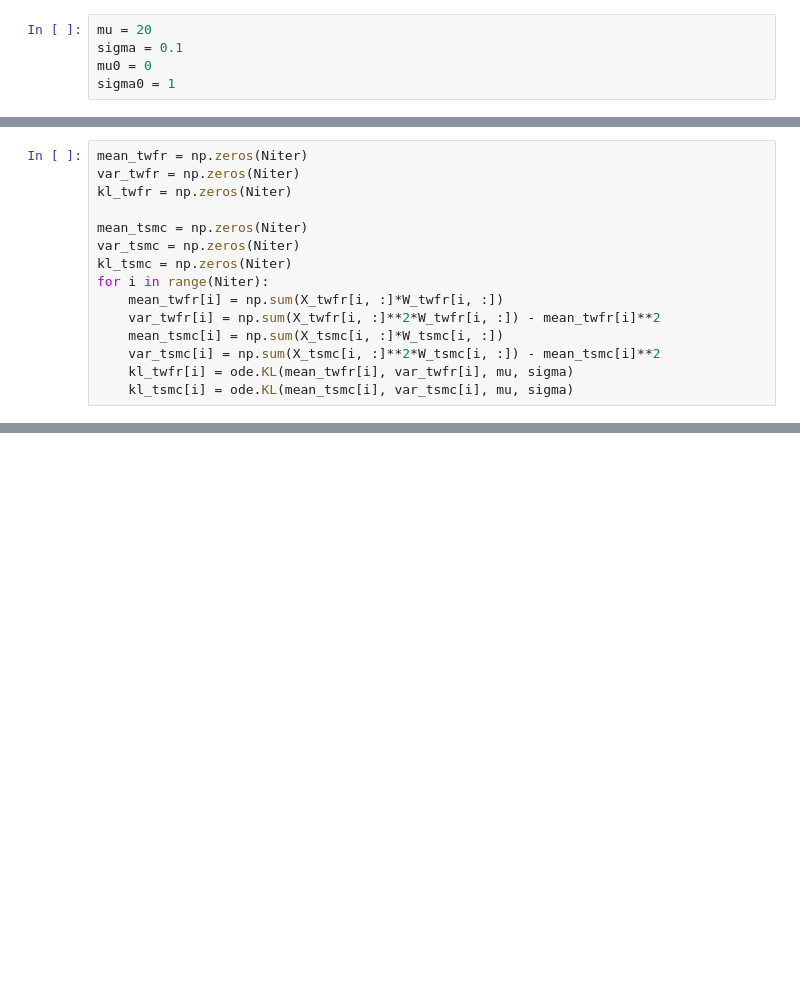
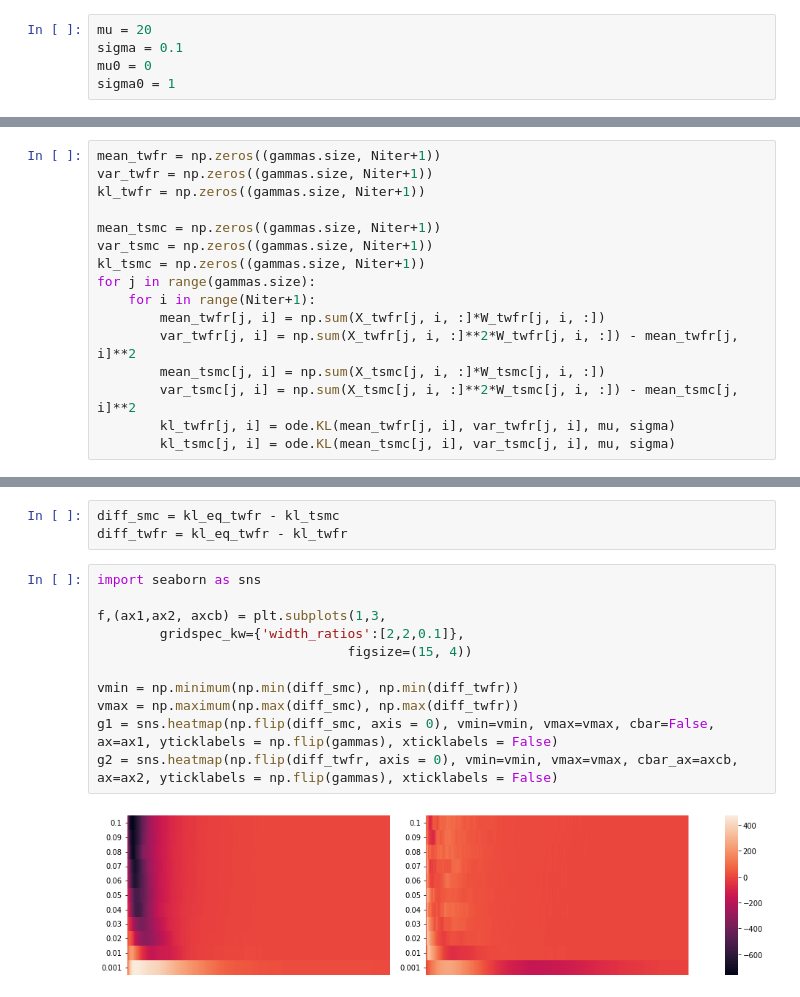
Before and after one commit to FrancescaCrucinio/SMC-WFR, a Jupyter notebook: TemperedFRVSTemperingSMC.ipynb, the cells around one changed output, grey strips where cells are left out. Saved outputs shown, nothing was run; the diff lists cells and outputs as text; blank space fills up the shorter version.

```diff
--- a/TemperedFRVSTemperingSMC.ipynb
+++ b/TemperedFRVSTemperingSMC.ipynb
@@ -68,15 +73,16 @@ for i in range(1, Niter):
 # %%
-mean_twfr = np.zeros(Niter)
-var_twfr = np.zeros(Niter)
-kl_twfr = np.zeros(Niter)
+mean_twfr = np.zeros((gammas.size, Niter+1))
+var_twfr = np.zeros((gammas.size, Niter+1))
+kl_twfr = np.zeros((gammas.size, Niter+1))
 
-mean_tsmc = np.zeros(Niter)
-var_tsmc = np.zeros(Niter)
-kl_tsmc = np.zeros(Niter)
-for i in range(Niter):
-    mean_twfr[i] = np.sum(X_twfr[i, :]*W_twfr[i, :])
-    var_twfr[i] = np.sum(X_twfr[i, :]**2*W_twfr[i, :]) - mean_twfr[i]**2
-    mean_tsmc[i] = np.sum(X_tsmc[i, :]*W_tsmc[i, :])
-    var_tsmc[i] = np.sum(X_tsmc[i, :]**2*W_tsmc[i, :]) - mean_tsmc[i]**2
-    kl_twfr[i] = ode.KL(mean_twfr[i], var_twfr[i], mu, sigma)
-    kl_tsmc[i] = ode.KL(mean_tsmc[i], var_tsmc[i], mu, sigma)
+mean_tsmc = np.zeros((gammas.size, Niter+1))
+var_tsmc = np.zeros((gammas.size, Niter+1))
+kl_tsmc = np.zeros((gammas.size, Niter+1))
+for j in range(gammas.size):
+    for i in range(Niter+1):
+        mean_twfr[j, i] = np.sum(X_twfr[j, i, :]*W_twfr[j, i, :])
+        var_twfr[j, i] = np.sum(X_twfr[j, i, :]**2*W_twfr[j, i, :]) - mean_twfr[j, i]**2
+        mean_tsmc[j, i] = np.sum(X_tsmc[j, i, :]*W_tsmc[j, i, :])
+        var_tsmc[j, i] = np.sum(X_tsmc[j, i, :]**2*W_tsmc[j, i, :]) - mean_tsmc[j, i]**2
+        kl_twfr[j, i] = ode.KL(mean_twfr[j, i], var_twfr[j, i], mu, sigma)
+        kl_tsmc[j, i] = ode.KL(mean_tsmc[j, i], var_tsmc[j, i], mu, sigma)
@@ -117,0 +136,16 @@ Text(0, 0.5, 'KL$_t$')
+# %%
+diff_smc = kl_eq_twfr - kl_tsmc
+diff_twfr = kl_eq_twfr - kl_twfr
+# %%
+import seaborn as sns
+
+f,(ax1,ax2, axcb) = plt.subplots(1,3,
+        gridspec_kw={'width_ratios':[2,2,0.1]},
+                                figsize=(15, 4))
+
+vmin = np.minimum(np.min(diff_smc), np.min(diff_twfr))
+vmax = np.maximum(np.max(diff_smc), np.max(diff_twfr))
+g1 = sns.heatmap(np.flip(diff_smc, axis = 0), vmin=vmin, vmax=vmax, cbar=False, ax=ax1, yticklabels = np.flip(gammas), xticklabels = False)
+g2 = sns.heatmap(np.flip(diff_twfr, axis = 0), vmin=vmin, vmax=vmax, cbar_ax=axcb, ax=ax2, yticklabels = np.flip(gammas), xticklabels = False)
+# %% [output]
+[figure, added]
```
Also changed, not shown: parts of 11 cells of this notebook.
